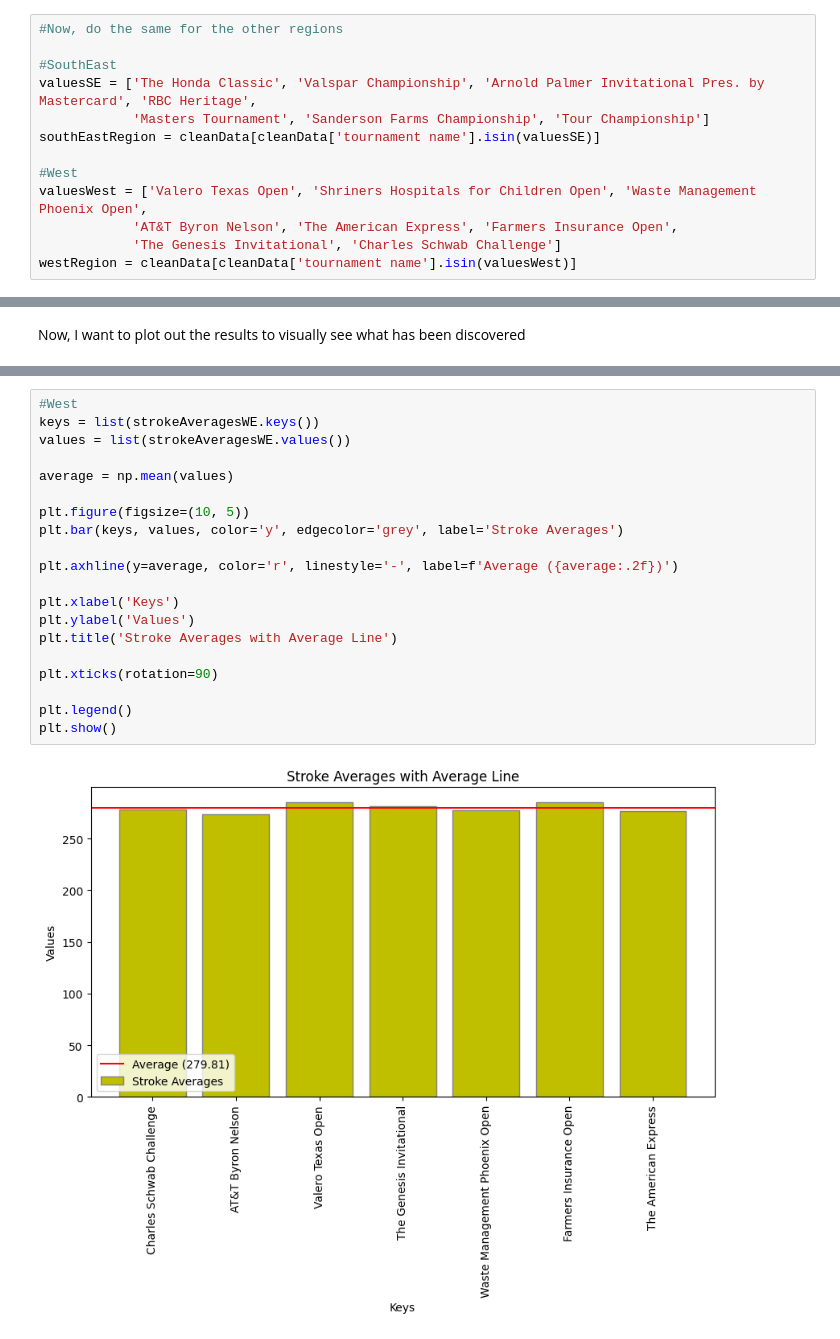
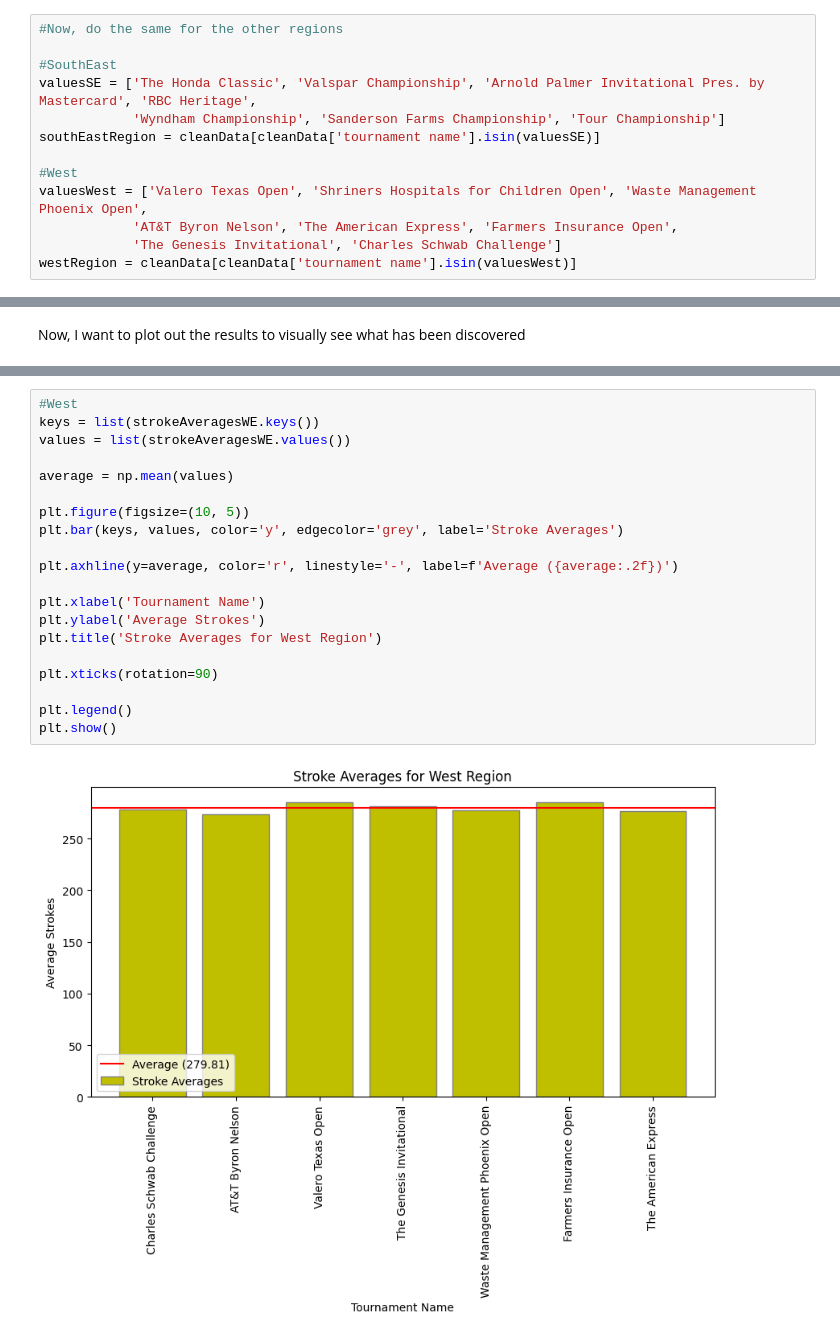
Before and after one commit to tmoney3817/CIS461_Final, a Jupyter notebook: tour_analysis.ipynb, the cells around one changed output, grey strips where cells are left out. Drawn from its saved outputs; the diff is of its cells as text.

```diff
--- a/tour_analysis.ipynb
+++ b/tour_analysis.ipynb
@@ -107,7 +107,7 @@ northEastRegion = cleanData[cleanData['tournament name'].isin(valuesNE)]
 
 #SouthEast
 valuesSE = ['The Honda Classic', 'Valspar Championship', 'Arnold Palmer Invitational Pres. by Mastercard', 'RBC Heritage',
-            'Masters Tournament', 'Sanderson Farms Championship', 'Tour Championship']
+            'Wyndham Championship', 'Sanderson Farms Championship', 'Tour Championship']
 southEastRegion = cleanData[cleanData['tournament name'].isin(valuesSE)]
 
 #West
@@ -448,22 +488,22 @@ plt.show()
 # %%
 #West
 keys = list(strokeAveragesWE.keys())
 values = list(strokeAveragesWE.values())
 
 average = np.mean(values)
 
 plt.figure(figsize=(10, 5))
 plt.bar(keys, values, color='y', edgecolor='grey', label='Stroke Averages')
 
 plt.axhline(y=average, color='r', linestyle='-', label=f'Average ({average:.2f})')
 
-plt.xlabel('Keys')
-plt.ylabel('Values')
-plt.title('Stroke Averages with Average Line')
+plt.xlabel('Tournament Name')
+plt.ylabel('Average Strokes')
+plt.title('Stroke Averages for West Region')
 
 plt.xticks(rotation=90)
 
 plt.legend()
 plt.show()
 # %% [output]
-[figure, old version]
+[figure, new version]
```
Also changed, not shown: parts of 13 cells of this notebook.
